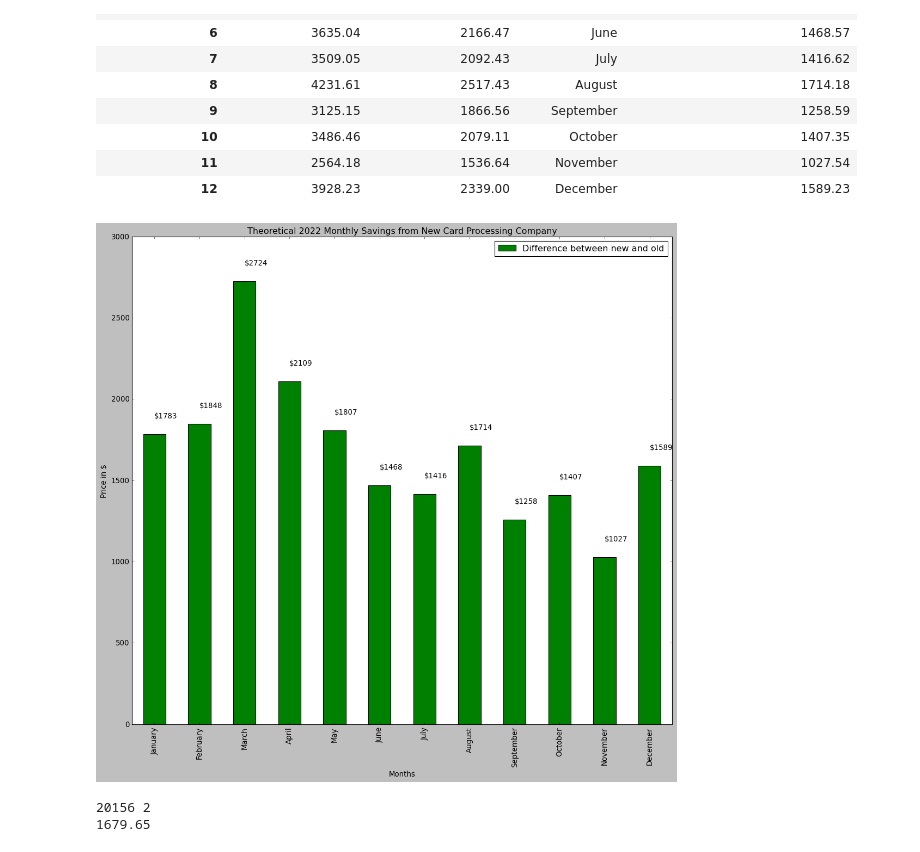
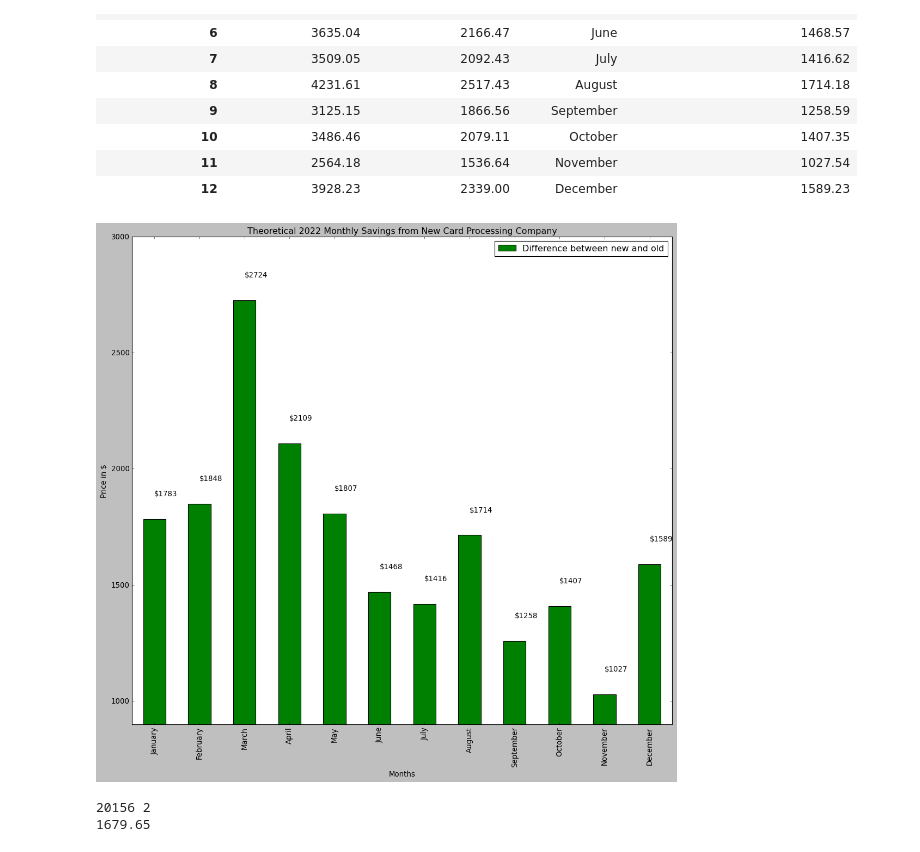
Before and after one commit to marbritz1998/Projects, a Jupyter notebook: ABR Imagery card processing company diffs/data_analysis_on_cards.ipynb, the cells around one changed output. Cells and saved outputs as stored; diff of their text form; code cells hidden in the pictures.

Commit message:
Updated y-axis range on graphs

```diff
--- a/ABR Imagery card processing company diffs/data_analysis_on_cards.ipynb
+++ b/ABR Imagery card processing company diffs/data_analysis_on_cards.ipynb
@@ -216,16 +217,17 @@ monthly_totals
 # %%
 style.use('classic')
 monthly_totals.plot(kind= 'bar', x = 'Month_names', y = ["Difference between new and old"], figsize = (16,14), color = 'g')
 
 for x,y in zip(np.arange(0,12), monthly_totals["Difference between new and old"]):
     plt.text(x = x , y = y + 100 , s = "$" + str(int(y)))
 
+plt.ylim([900,3000])
 plt.xlabel('Months')
 plt.ylabel('Price in $')
 plt.title('Theoretical 2022 Monthly Savings from New Card Processing Company')
 plt.savefig("Theoretical 2022 Monthly Savings from New Card Processing Company")
 # %% [output]
-[figure, old version]
+[figure, new version]
 # %%
 #looking at the sum of the differences each month
 print(round(monthly_totals["Difference between new and old"].sum()), 2)
```
Also changed, not shown: parts of 2 cells of this notebook, 3 other files.
